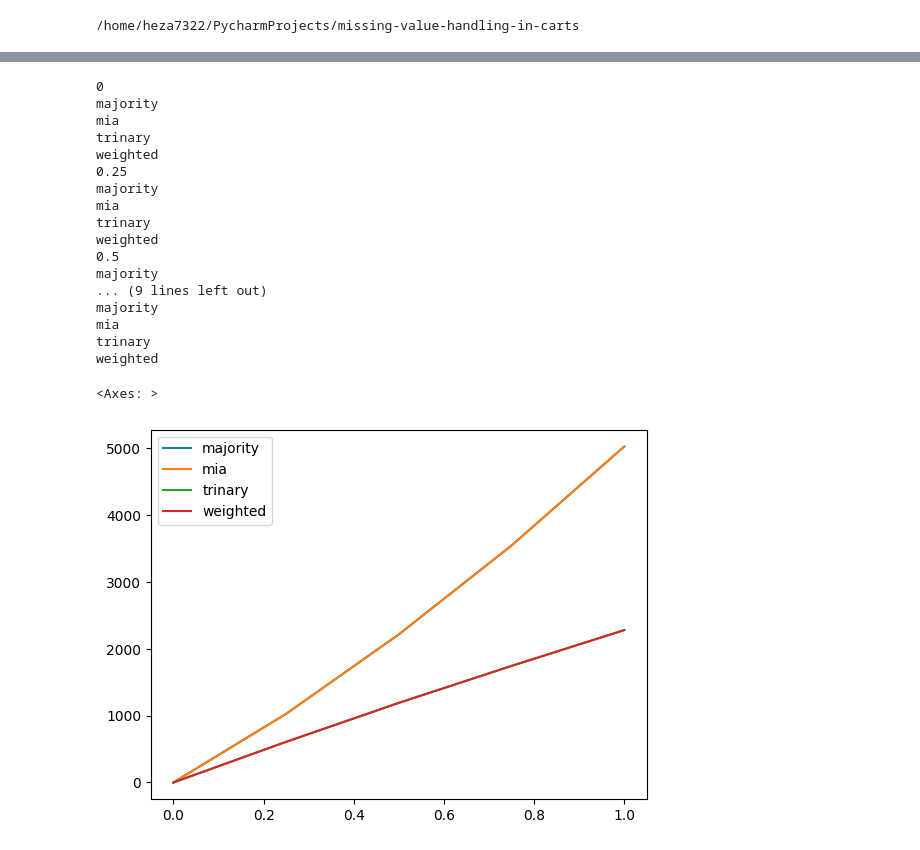
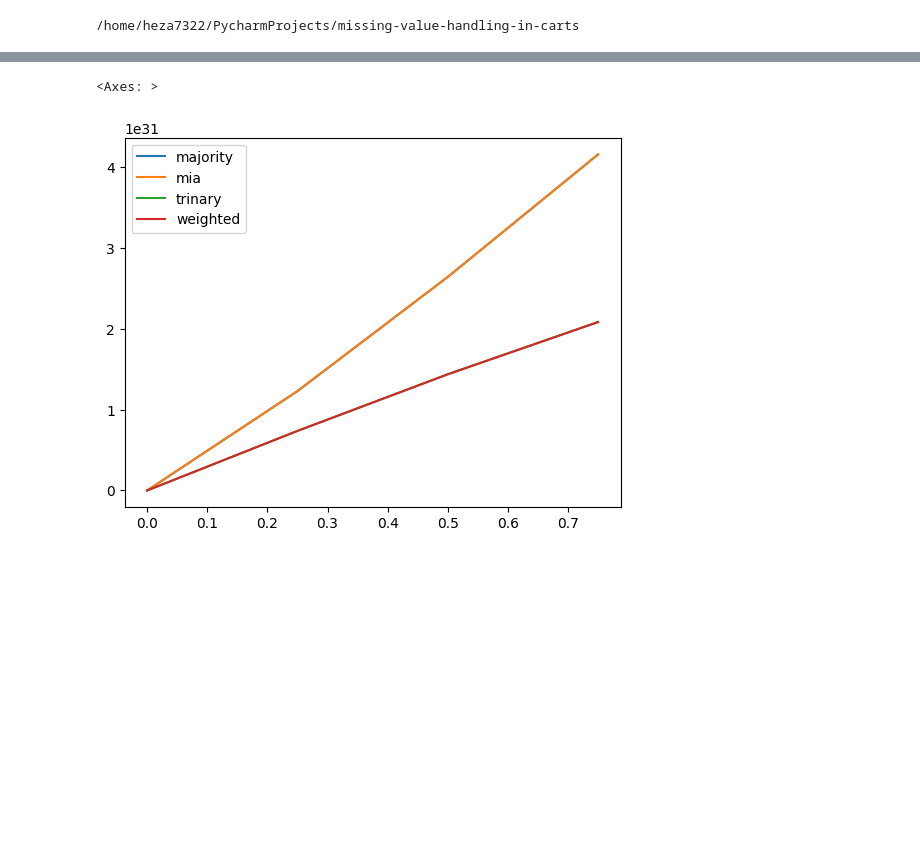
Before and after one commit to henningzakrisson/trinary-tree, a Jupyter notebook: example_notebooks/MCAR_examples_simple.ipynb, the cells around one changed output, grey strips where cells are left out. Cells and saved outputs as stored; diff of their text form; code cells hidden in the pictures; blank space fills up the shorter version.

```diff
--- a/example_notebooks/MCAR_examples_simple.ipynb
+++ b/example_notebooks/MCAR_examples_simple.ipynb
@@ -12,7 +12,7 @@ from src.common.functions import get_indices, calculate_loss, fit_response
 # %% [output]
 /home/heza7322/PycharmProjects/missing-value-handling-in-carts
 # %%
-n = 100000
+n = 10000
 seed = 11
 np.random.seed(seed)
 df = pd.DataFrame(index = range(n))
@@ -38 +96,3 @@ for index,mu in zip(terminal_node_indices,mus):
+# %%
+max_depth = 2
 # %%
@@ -49,2 +104,15 @@ tree_types = {'majority': BinaryTree(max_depth=max_depth, min_samples_leaf=min_s
               'weighted': WeightedTree(max_depth=max_depth, min_samples_leaf=min_samples_leaf)}
+# %%
+# Missingness of different frequencies
+missing_probs = [0,0.25,0.5,0.75]
+#missing_probs = [0,0.1,0.2,0.3,0.4,0.5,0.6,0.7,0.9,0.99]
+
+dfs = {0: df.copy()}
+n_to_remove = [0]
+for i in range(1,len(missing_probs)):
+    n_to_remove += [int(missing_probs[i]*n) - sum(n_to_remove[:i])]
+    dfs[i] = dfs[i-1].copy()
+    for feature in features:
+        to_remove = dfs[i].loc[~dfs[i][feature].isna()].sample(n_to_remove[i]).index
+        dfs[i].loc[to_remove,feature] = np.nan
 # %%
@@ -101,46 +143,19 @@ weighted
 # %%
 # Missingness of different frequencies ONLY in test data
-dfs_2 = {i: dfs[i].copy() for i in range(len(missing_probs))}
-for i in range(1,len(missing_probs)):
-    dfs_2[i].loc[~dfs_2[i]['test']] = df.loc[~df['test']].copy()
-
-X_train = df.loc[~df['test'],features]
-y_train = df.loc[~df['test'],'y']
-fitted_trees = {}
-for tree_name in tree_types:
-    fitted_trees[tree_name] = copy.deepcopy(tree_types[tree_name])
-    fitted_trees[tree_name].fit(X_train,y_train)
-
-# Fit trees
 results = pd.DataFrame(columns = [key for key in tree_types], index = missing_probs)
 for i,missing_prob in enumerate(missing_probs):
-    print(missing_prob)
-    X_test  = dfs_2[i].loc[dfs_2[i]['test'],features]
-    y_test  = dfs_2[i].loc[dfs_2[i]['test'],'y']
+    X_test  = dfs[i].loc[dfs[i]['test'],features]
+    y_test  = dfs[i].loc[dfs[i]['test'],'y']
     for tree_name in tree_types:
-        y_hat = fitted_trees[tree_name].predict(X_test)
-        mse = (y_test-y_hat).pow(2).mean()
-        results.loc[missing_prob,tree_name] = mse
-        print(tree_name)
+        if y_test.dtype == float:
+            y_hat = trees[0][tree_name].predict(X_test)
+            loss = calculate_loss(y_test,y_hat = y_hat)
+        else:
+            y_prob = trees[0][tree_name].predict(X_test, prob = True)
+            loss = calculate_loss(y_test,y_prob = y_prob)
+        results.loc[missing_prob,tree_name] = loss
 
-results.plot()
+(results/results.loc[0]-1).plot()
 # %% [output]
-0
-majority
-mia
-trinary
-weighted
-0.25
-majority
-mia
-trinary
-weighted
-0.5
-majority
-... (9 lines left out)
-majority
-mia
-trinary
-weighted
+<Axes: >
-<Axes: >
-[figure, old version]
+[figure, new version]
```
Also changed, not shown: parts of 4 cells of this notebook, 6 other files.
